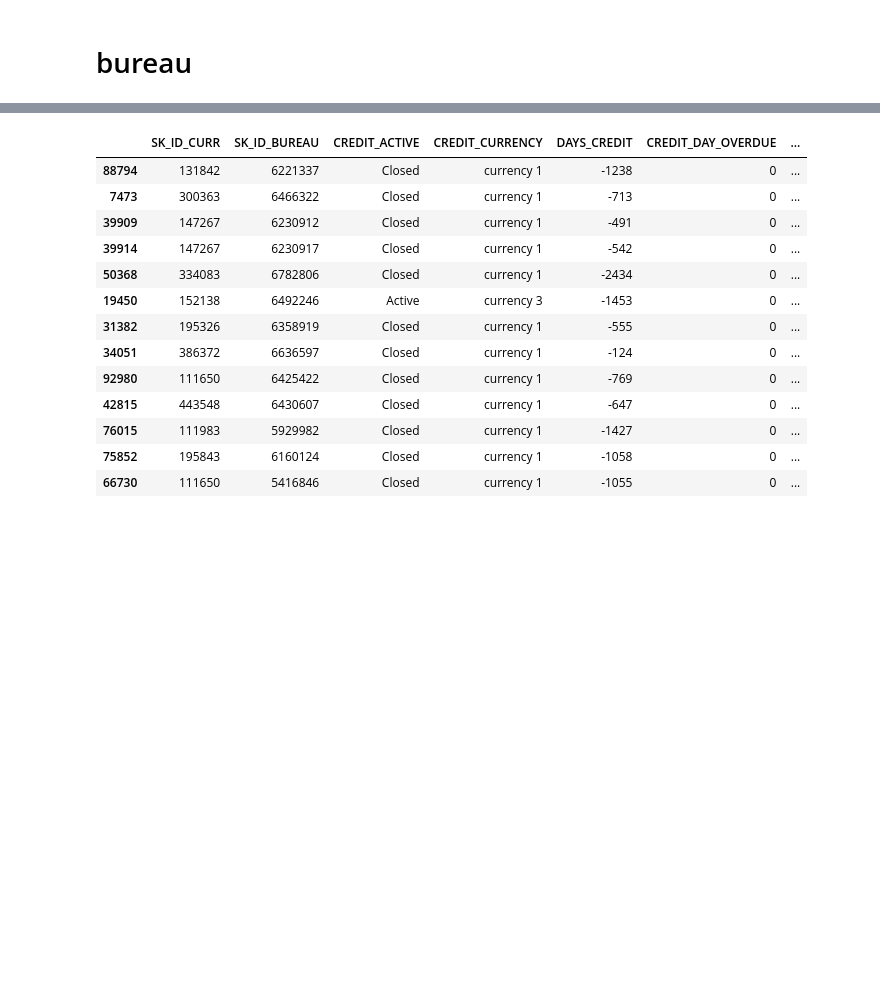
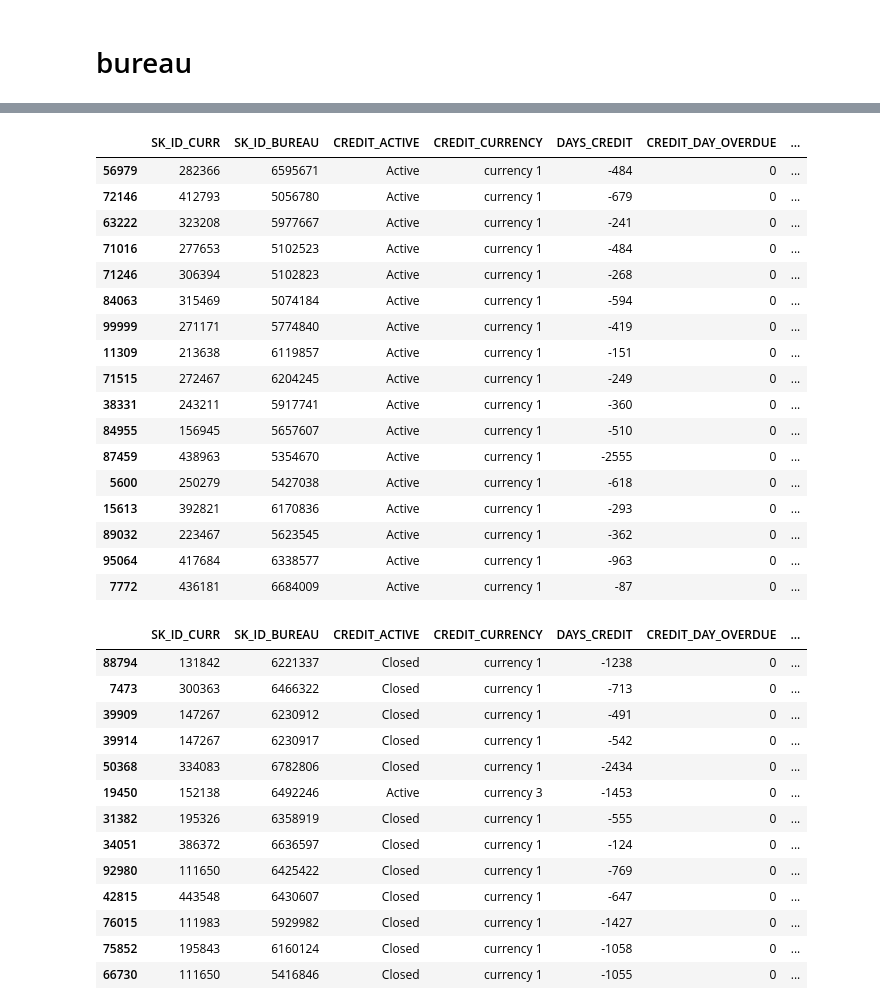
Before and after one commit to nguyenvietkhiemm/home_credit_default_risk, a Jupyter notebook: jupyter/501_EDA_bureau.ipynb, the cells around one changed output, grey strips where cells are left out. Cells and saved outputs as stored; diff of their text form; code cells hidden in the pictures; blank space fills up the shorter version.

```diff
--- a/jupyter/501_EDA_bureau.ipynb
+++ b/jupyter/501_EDA_bureau.ipynb
@@ -107,3 +136,24 @@ Shape: (1716428, 17)
+# %%
+bureau[bureau["DAYS_CREDIT_UPDATE"]>0]
+# %% [output]
+|  | SK_ID_CURR | SK_ID_BUREAU | CREDIT_ACTIVE | CREDIT_CURRENCY | DAYS_CREDIT | CREDIT_DAY_OVERDUE | ... |
+| 56979 | 282366 | 6595671 | Active | currency 1 | -484 | 0 | ... |
+| 72146 | 412793 | 5056780 | Active | currency 1 | -679 | 0 | ... |
+| 63222 | 323208 | 5977667 | Active | currency 1 | -241 | 0 | ... |
+| 71016 | 277653 | 5102523 | Active | currency 1 | -484 | 0 | ... |
+| 71246 | 306394 | 5102823 | Active | currency 1 | -268 | 0 | ... |
+| 84063 | 315469 | 5074184 | Active | currency 1 | -594 | 0 | ... |
+| 99999 | 271171 | 5774840 | Active | currency 1 | -419 | 0 | ... |
+| 11309 | 213638 | 6119857 | Active | currency 1 | -151 | 0 | ... |
+| 71515 | 272467 | 6204245 | Active | currency 1 | -249 | 0 | ... |
+| 38331 | 243211 | 5917741 | Active | currency 1 | -360 | 0 | ... |
+| 84955 | 156945 | 5657607 | Active | currency 1 | -510 | 0 | ... |
+| 87459 | 438963 | 5354670 | Active | currency 1 | -2555 | 0 | ... |
+| 5600 | 250279 | 5427038 | Active | currency 1 | -618 | 0 | ... |
+| 15613 | 392821 | 6170836 | Active | currency 1 | -293 | 0 | ... |
+| 89032 | 223467 | 5623545 | Active | currency 1 | -362 | 0 | ... |
+| 95064 | 417684 | 6338577 | Active | currency 1 | -963 | 0 | ... |
+| 7772 | 436181 | 6684009 | Active | currency 1 | -87 | 0 | ... |
 # %%
 bureau[bureau["AMT_ANNUITY"] > 118453423 - 100000000]
 # %% [output]
```
Also changed, not shown: parts of 9 cells of this notebook, 2 other files.
